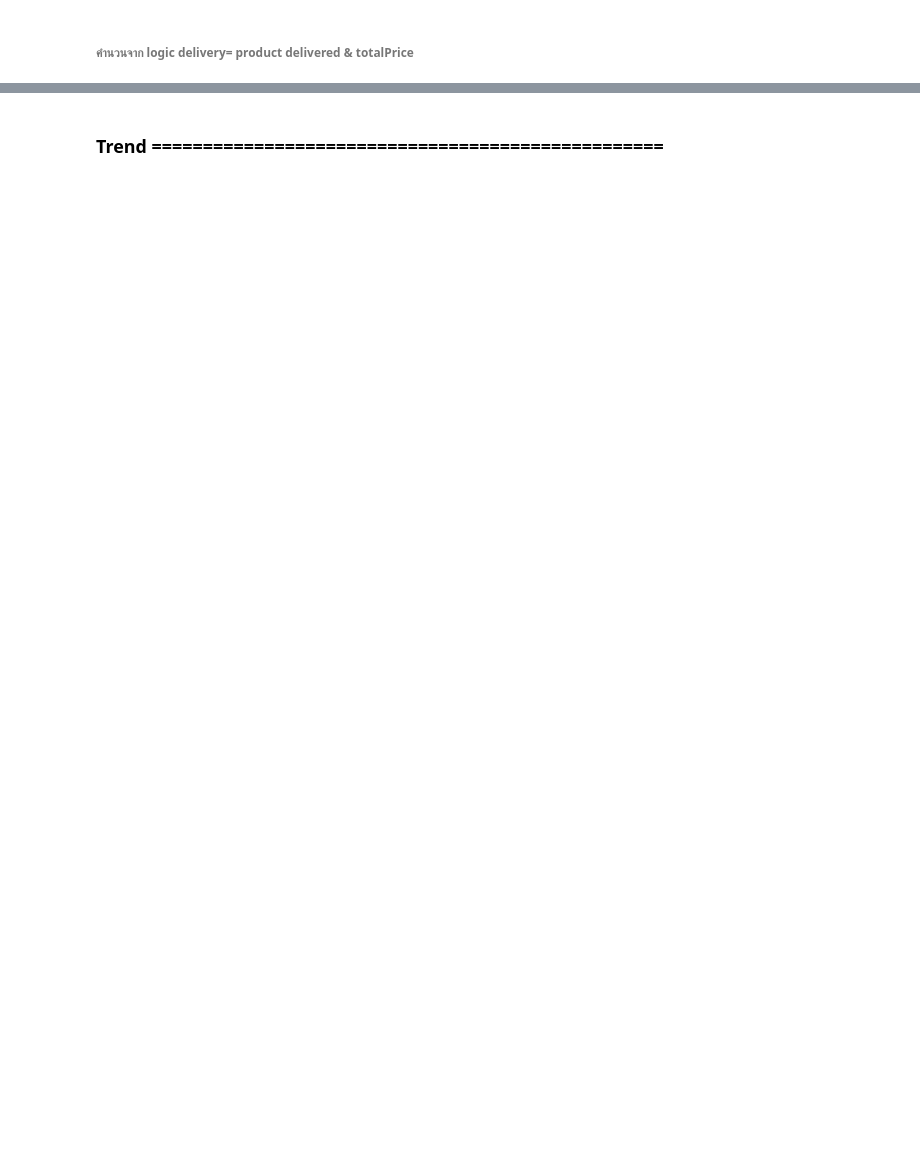
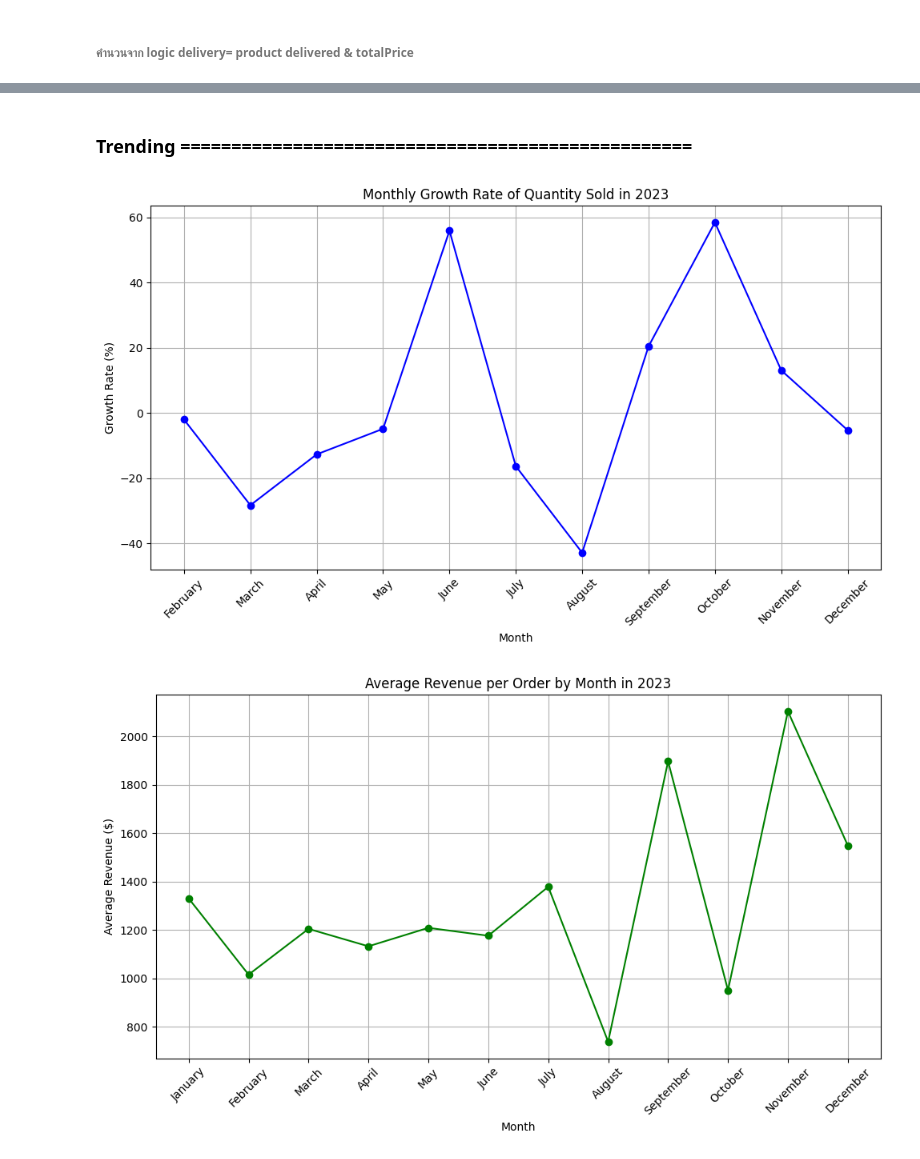
Before and after one commit to ppts2545/E-commerce-Sales-and-Customer-Insights-Dataset, a Jupyter notebook: notebooks/09_Monthly Revenue Trend.ipynb, the cells around one changed output, grey strips where cells are left out. Drawn from its saved outputs; the diff is of its cells as text; code cells hidden in the pictures; blank space fills up the shorter version.

Commit message:
finish basic analyst trend of revenue

```diff
--- a/notebooks/09_Monthly Revenue Trend.ipynb
+++ b/notebooks/09_Monthly Revenue Trend.ipynb
@@ -8,6 +8,12 @@ import numpy as np
 import matplotlib.pyplot as plt
 
 df = pd.read_csv("../data/clean/clean_data.csv")
+# %%
+month_order = [
+    "January", "February", "March", "April",
+    "May", "June", "July", "August",
+    "September", "October", "November", "December"
+]
 # %% [markdown]
 ### Revenue ==================================================
 # %% [markdown]
@@ -17,8 +23,7 @@ df = pd.read_csv("../data/clean/clean_data.csv")
 # %%
 
 revenue_per_month = (
-    df[(df["Year"] == 2023) &
-       (df["Shipping Status"] == "Delivered")]
+    df[(df["Year"] == 2023) & (df["Shipping Status"] == "Delivered")]
     .groupby(["OrderID", "Month_name"])["Total Price"]
     .sum()
     .reset_index()
@@ -28,7 +33,7 @@ avg_revenue_per_month = (
     revenue_per_month
     .groupby("Month_name")["Total Price"]
     .mean()
-    .sort_values(ascending=False)
+    .reindex(month_order)   # January -> December
 )
 # %%
 print(avg_revenue_per_month)
@@ -71,13 +78,13 @@ Name: Total Price, dtype: int64
 # %% [markdown]
 ###### คํานวนจาก logic delivery= product delivered & totalPrice
 # %%
-
+# ...existing code...
 monthly_quantity = (
-    df[(df["Year"] == 2023) &
-       (df["Shipping Status"] == "Delivered")]
+    df[(df["Year"] == 2023) & (df["Shipping Status"] == "Delivered")]
     .groupby("Month_name")["Quantity"]
     .sum()
-    .sort_index()
+    .reindex(month_order)   # January -> December
 )
 
 monthly_growth = monthly_quantity.pct_change() * 100
+# ...existing code...
@@ -100,3 +126,42 @@ September    -36.904762
 Name: Quantity, dtype: float64
 # %% [markdown]
-### Trend ==================================================
+### Trending ==================================================
+# %%
+plt.figure(figsize=(10, 6))
+plt.plot(monthly_growth.index, monthly_growth.values, marker='o', linestyle='-', color='b')
+plt.title('Monthly Growth Rate of Quantity Sold in 2023')
+plt.xlabel('Month')
+plt.ylabel('Growth Rate (%)')
+plt.xticks(rotation=45)
+plt.grid()
+plt.tight_layout()
+plt.show()
+
+plt.figure(figsize=(10, 6))
+plt.plot(avg_revenue_per_month.index, avg_revenue_per_month.values, marker='o', linestyle='-', color='g')
+plt.title('Average Revenue per Order by Month in 2023')
+plt.xlabel('Month')
+plt.ylabel('Average Revenue ($)')
+plt.xticks(rotation=45)
+plt.grid()
+plt.tight_layout()
+plt.show()
+
+
+
+plt.figure(figsize=(10, 6))
+plt.plot(
+    revenue_per_month.groupby("Month_name")["Total Price"].sum().reindex(month_order).index,
+    revenue_per_month.groupby("Month_name")["Total Price"].sum().reindex(month_order).values,
+    marker='o', linestyle='-', color='r'
+)
+plt.title('Total Revenue by Month in 2023')
+plt.xlabel('Month')
+plt.ylabel('Total Revenue ($)')
+plt.xticks(rotation=45)
+plt.grid()
+plt.tight_layout()
+plt.show()
+# %% [output]
+[figure, added]
+[figure, added]
```
Also changed, not shown: parts of 8 cells of this notebook.
